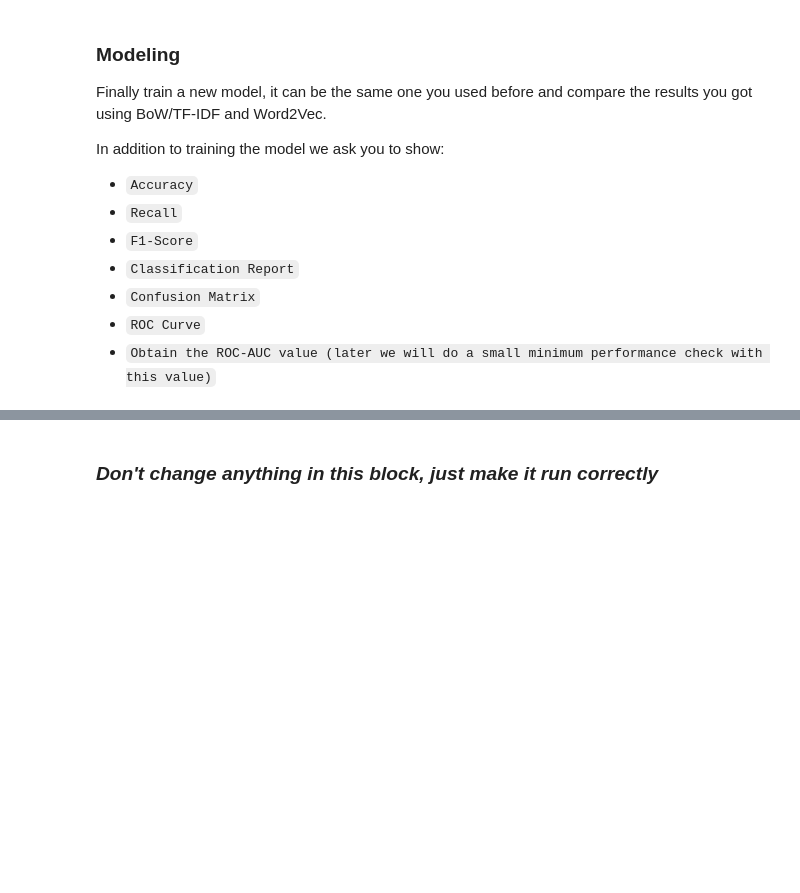
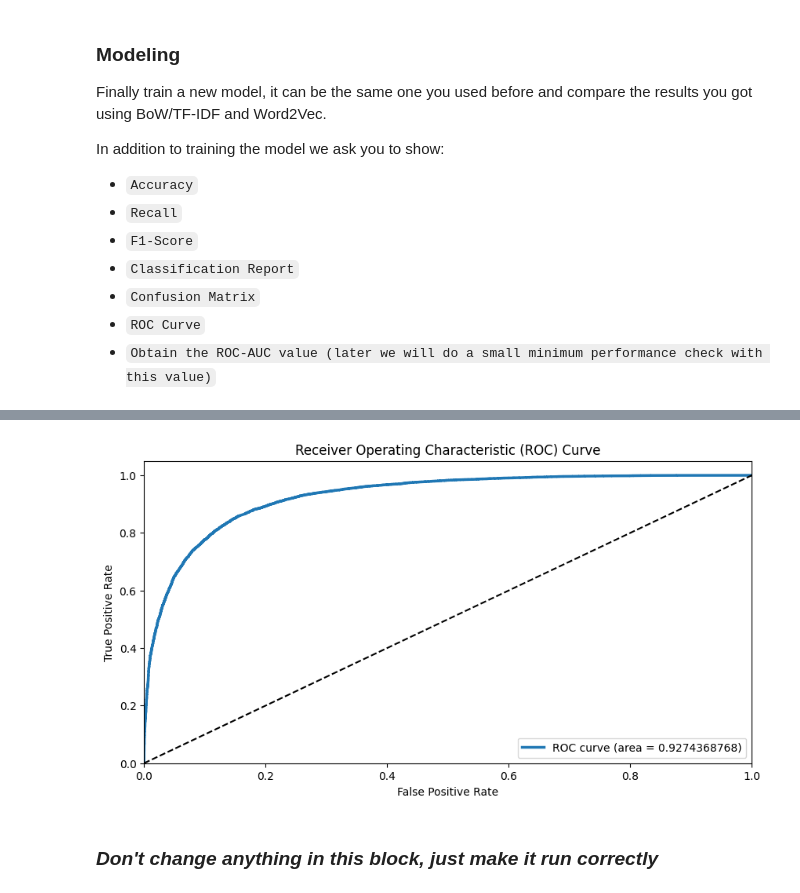
Before and after one commit to ja-818/sentiment_analysis, a Jupyter notebook: Sentiment_Analysis_NLP.ipynb, the cells around one changed output, grey strips where cells are left out. Saved outputs shown, nothing was run; the diff lists cells and outputs as text; code cells hidden in the pictures; blank space fills up the shorter version.

Commit message:
Trained w2v models

```diff
--- a/Sentiment_Analysis_NLP.ipynb
+++ b/Sentiment_Analysis_NLP.ipynb
@@ -385,3 +381,17 @@ def vectorizer(corpus, model, num_features=100):
+# %%
+def vectorizer(corpus, model, num_features=100):
+    vocabulary = model.wv.index_to_key
+    corpus_vectors = []
+    for doc in corpus:
+        doc_vec = []
+        for word in doc:
+            if word in vocabulary:
+                word_vector = model.wv[word]
+            doc_vec.append(word_vector)
+        avg_vec = np.add.reduce(doc_vec)/len(doc_vec)
+        corpus_vectors.append(avg_vec)
+
+    return corpus_vectors
 # %% [markdown]
 ### *Don't change anything in this block, just make it run correctly*
 
@@ -426,3 +440,16 @@ In addition to training the model we ask you to show:
 * `Confusion Matrix`
 * `ROC Curve`
 * `Obtain the ROC-AUC value (later we will do a small minimum performance check with this value)`
+# %%
+# Tokenize
+X_train_tokenized = [tokenizer.tokenize(doc) for doc in X_train_norm]
+X_test_tokenized = [tokenizer.tokenize(doc) for doc in X_test_norm]
+# %%
+# Vectorize
+X_train_w2v = vectorizer(X_train_tokenized, model_w2v)
+X_test_w2v = vectorizer(X_test_tokenized, model_w2v)
+# %%
+# Train model
+svc = svm.SVC(C=2.0, tol=0.01, random_state=42, probability=True)
+svc.fit(X_train_w2v, y_train)
+w2v_prediction = svc.predict(X_test_w2v)
@@ -429,3 +478,8 @@ In addition to training the model we ask you to show:
+# %%
+# Get ROC-AUC value and plot ROC Curve
+roc_auc = evaluation.plot_roc(svc, y_test, X_test_w2v)
+# %% [output]
+[figure, added]
 # %% [markdown]
 ### *Don't change anything in this block, just make it run correctly*
 # %%
```
Also changed, not shown: parts of 9 cells of this notebook.
